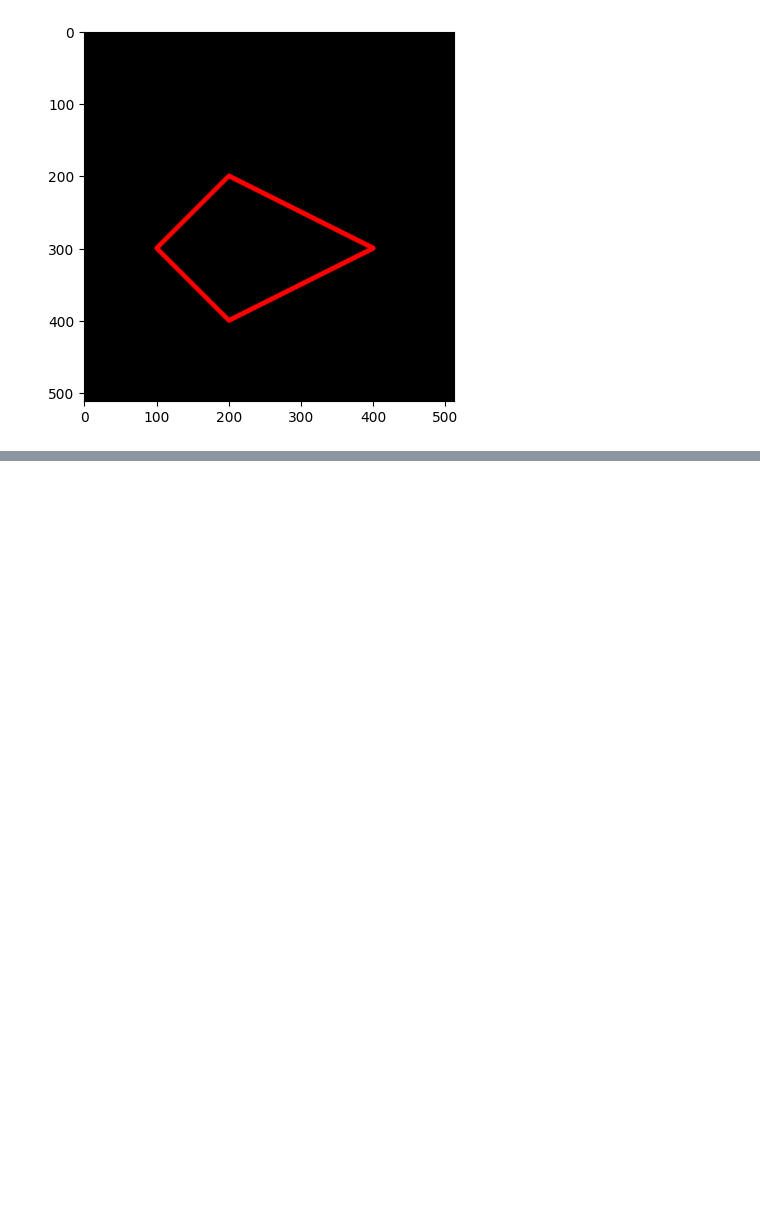
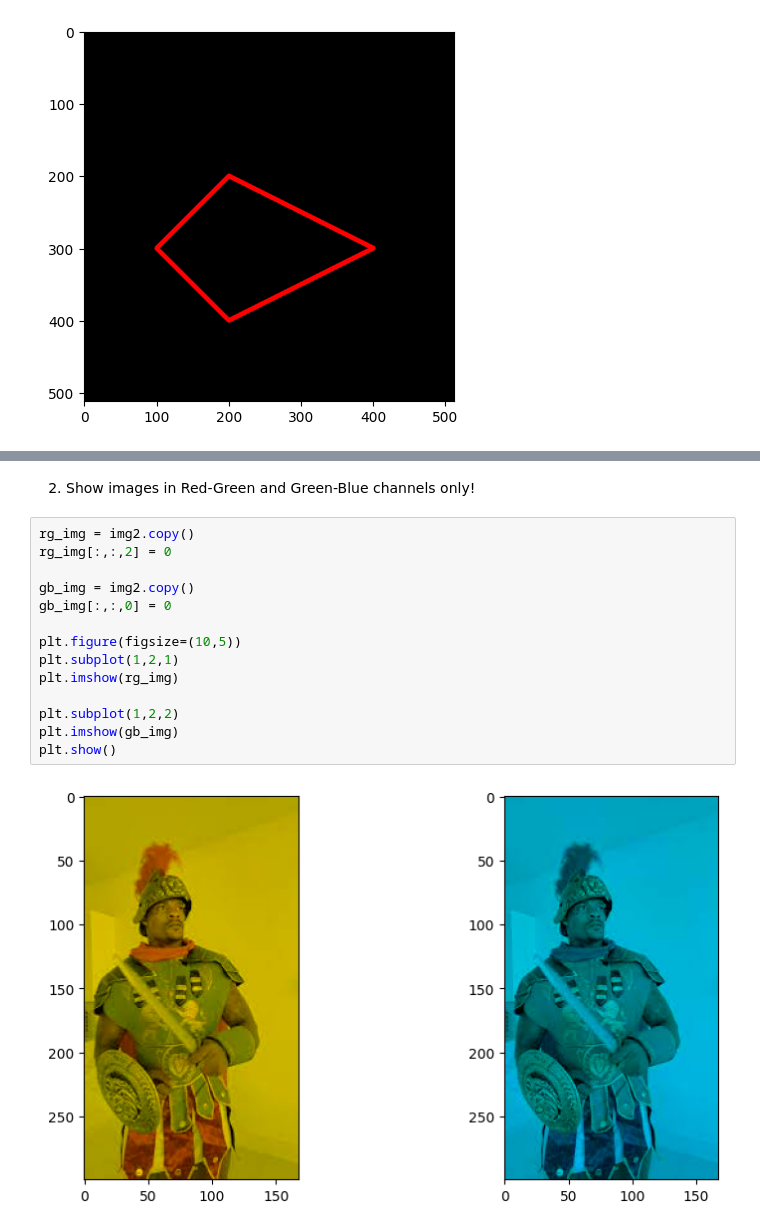
Before and after one commit to davismaulana/PCVK_Ganjil_2024, a Jupyter notebook: Week2.ipynb, the cells around one changed output, grey strips where cells are left out. Saved outputs shown, nothing was run; the diff lists cells and outputs as text; blank space fills up the shorter version.

```diff
--- a/Week2.ipynb
+++ b/Week2.ipynb
@@ -134,0 +158,18 @@ plt.imshow(black_img2)
+# %% [markdown]
+2. Show images in Red-Green and Green-Blue channels only!
+# %%
+rg_img = img2.copy()
+rg_img[:,:,2] = 0
+
+gb_img = img2.copy()
+gb_img[:,:,0] = 0
+
+plt.figure(figsize=(10,5))
+plt.subplot(1,2,1)
+plt.imshow(rg_img)
+
+plt.subplot(1,2,2)
+plt.imshow(gb_img)
+plt.show()
+# %% [output]
+[figure, added]
```
Also changed, not shown: parts of 20 cells of this notebook.
